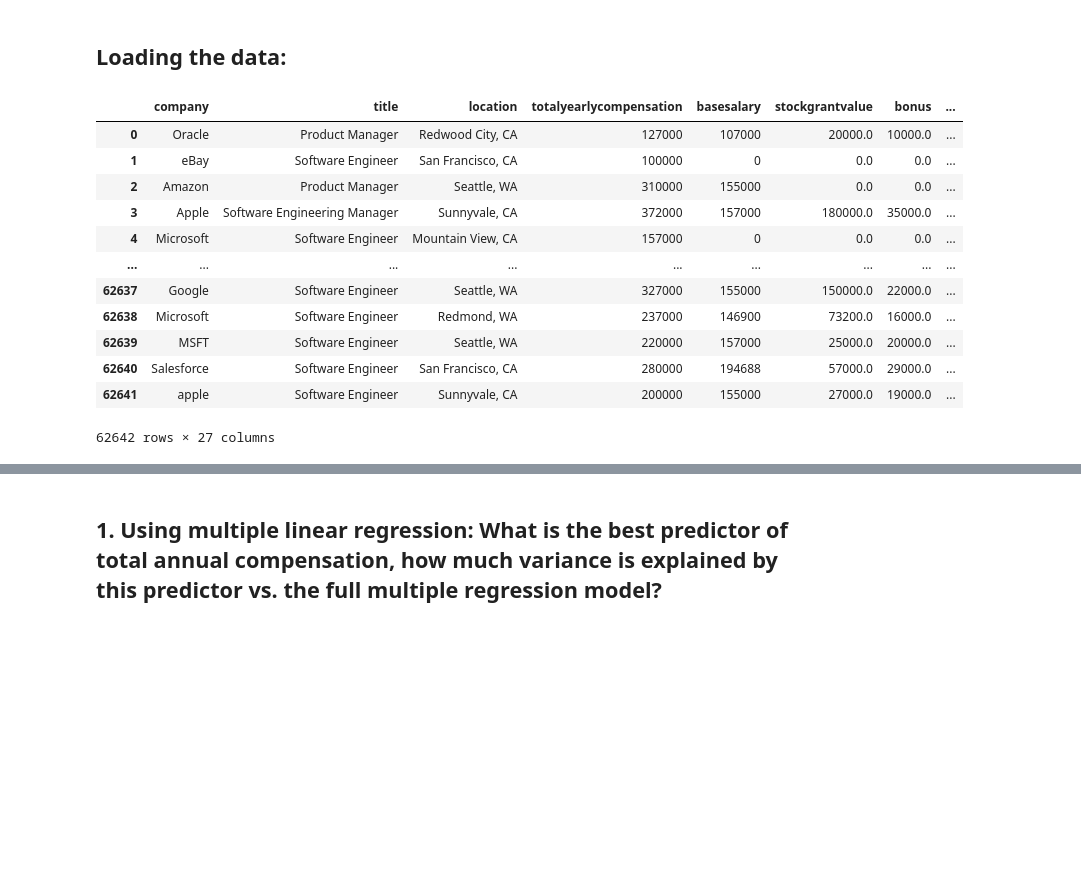
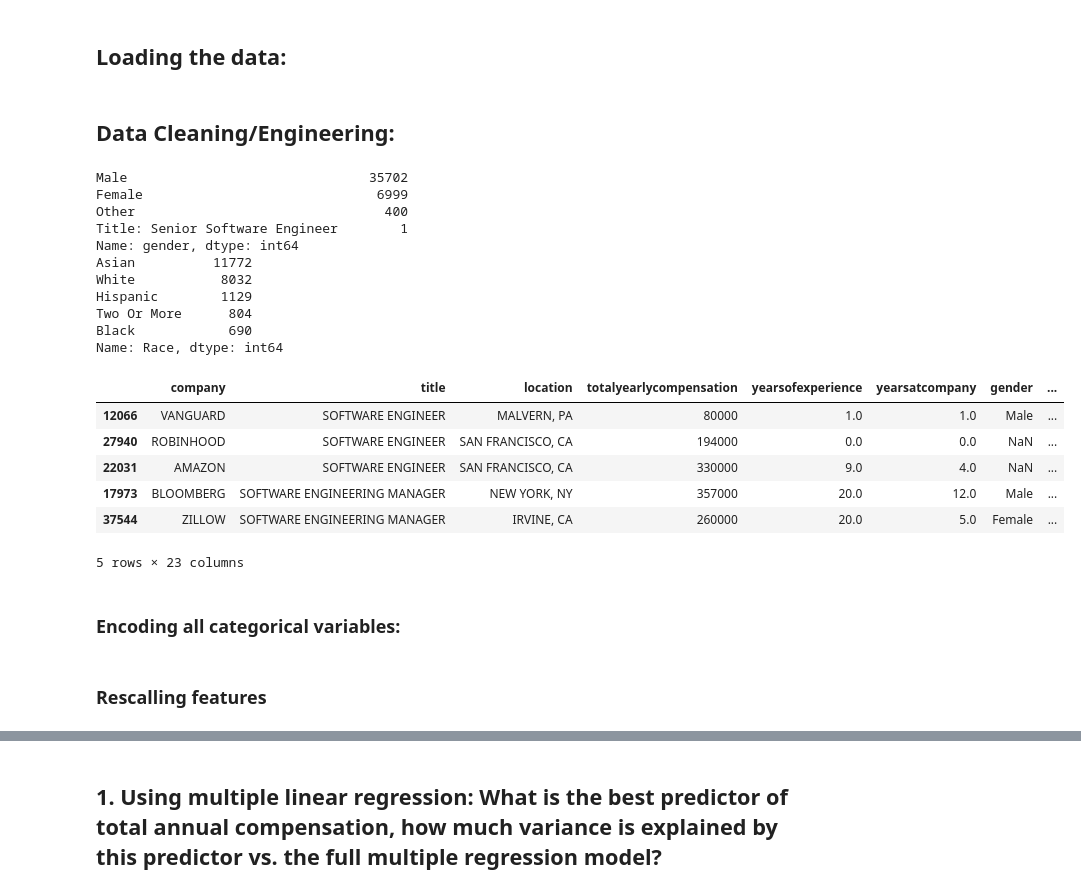
Before and after one commit to aragaomateus/fundamentalsOfML, a Jupyter notebook: HW2/Homework 2.ipynb, the cells around one changed output, grey strips where cells are left out. Saved outputs shown, nothing was run; the diff lists cells and outputs as text; code cells hidden in the pictures; blank space fills up the shorter version.

```diff
--- a/HW2/Homework 2.ipynb
+++ b/HW2/Homework 2.ipynb
@@ -41,16 +53,40 @@ data = pd.read_csv("techSalaries2017.csv")
+# %% [markdown]
+## Data Cleaning/Engineering:
+# %%
+data.head(10)
+data =data.drop(['basesalary','stockgrantvalue','bonus','Zodiac'],axis =1)
+main_data = data
+# %%
+print(data.gender.value_counts())
+print(data.Race.value_counts())
+data['company'] = data['company'].str.upper()
+data['title'] = data['title'].str.upper()
+data['location'] = data['location'].str.upper()
+
+# dropping rows with nan for company name,
+# I believe this predictor influences the predictions a lot
+data = data[data['company'].notna()]
+# %% [output]
+Male                               35702
+Female                              6999
+Other                                400
+Title: Senior Software Engineer        1
+Name: gender, dtype: int64
+Asian          11772
+White           8032
+Hispanic        1129
+Two Or More      804
+Black            690
+Name: Race, dtype: int64
 # %%
-data
+data.sample(5)
 # %% [output]
-|  | company | title | location | totalyearlycompensation | basesalary | stockgrantvalue | bonus | ... |
-| 0 | Oracle | Product Manager | Redwood City, CA | 127000 | 107000 | 20000.0 | 10000.0 | ... |
-| 1 | eBay | Software Engineer | San Francisco, CA | 100000 | 0 | 0.0 | 0.0 | ... |
-| 2 | Amazon | Product Manager | Seattle, WA | 310000 | 155000 | 0.0 | 0.0 | ... |
-| 3 | Apple | Software Engineering Manager | Sunnyvale, CA | 372000 | 157000 | 180000.0 | 35000.0 | ... |
-| 4 | Microsoft | Software Engineer | Mountain View, CA | 157000 | 0 | 0.0 | 0.0 | ... |
-| ... | ... | ... | ... | ... | ... | ... | ... | ... |
-| 62637 | Google | Software Engineer | Seattle, WA | 327000 | 155000 | 150000.0 | 22000.0 | ... |
-| 62638 | Microsoft | Software Engineer | Redmond, WA | 237000 | 146900 | 73200.0 | 16000.0 | ... |
-| 62639 | MSFT | Software Engineer | Seattle, WA | 220000 | 157000 | 25000.0 | 20000.0 | ... |
-| 62640 | Salesforce | Software Engineer | San Francisco, CA | 280000 | 194688 | 57000.0 | 29000.0 | ... |
-| 62641 | apple | Software Engineer | Sunnyvale, CA | 200000 | 155000 | 27000.0 | 19000.0 | ... |
+|  | company | title | location | totalyearlycompensation | yearsofexperience | yearsatcompany | gender | ... |
+| 12066 | VANGUARD | SOFTWARE ENGINEER | MALVERN, PA | 80000 | 1.0 | 1.0 | Male | ... |
+| 27940 | ROBINHOOD | SOFTWARE ENGINEER | SAN FRANCISCO, CA | 194000 | 0.0 | 0.0 | NaN | ... |
+| 22031 | AMAZON | SOFTWARE ENGINEER | SAN FRANCISCO, CA | 330000 | 9.0 | 4.0 | NaN | ... |
+| 17973 | BLOOMBERG | SOFTWARE ENGINEERING MANAGER | NEW YORK, NY | 357000 | 20.0 | 12.0 | Male | ... |
+| 37544 | ZILLOW | SOFTWARE ENGINEERING MANAGER | IRVINE, CA | 260000 | 20.0 | 5.0 | Female | ... |
-62642 rows × 27 columns
+5 rows × 23 columns
+# %% [markdown]
+### Encoding all categorical variables:
@@ -56,0 +98,2 @@ data
+# %% [markdown]
+### Rescalling features
```
Also changed, not shown: parts of 48 cells of this notebook, 14 other files.
